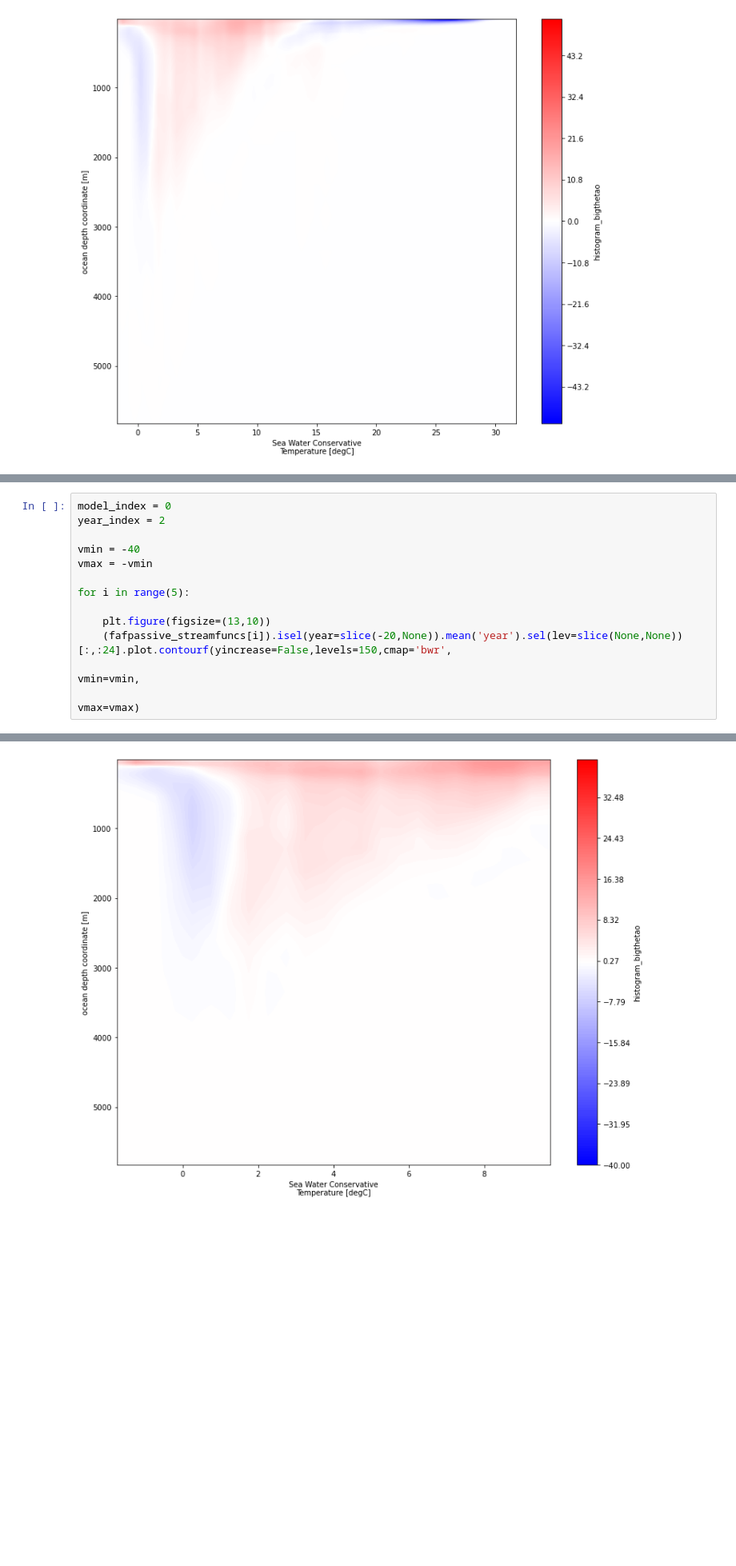
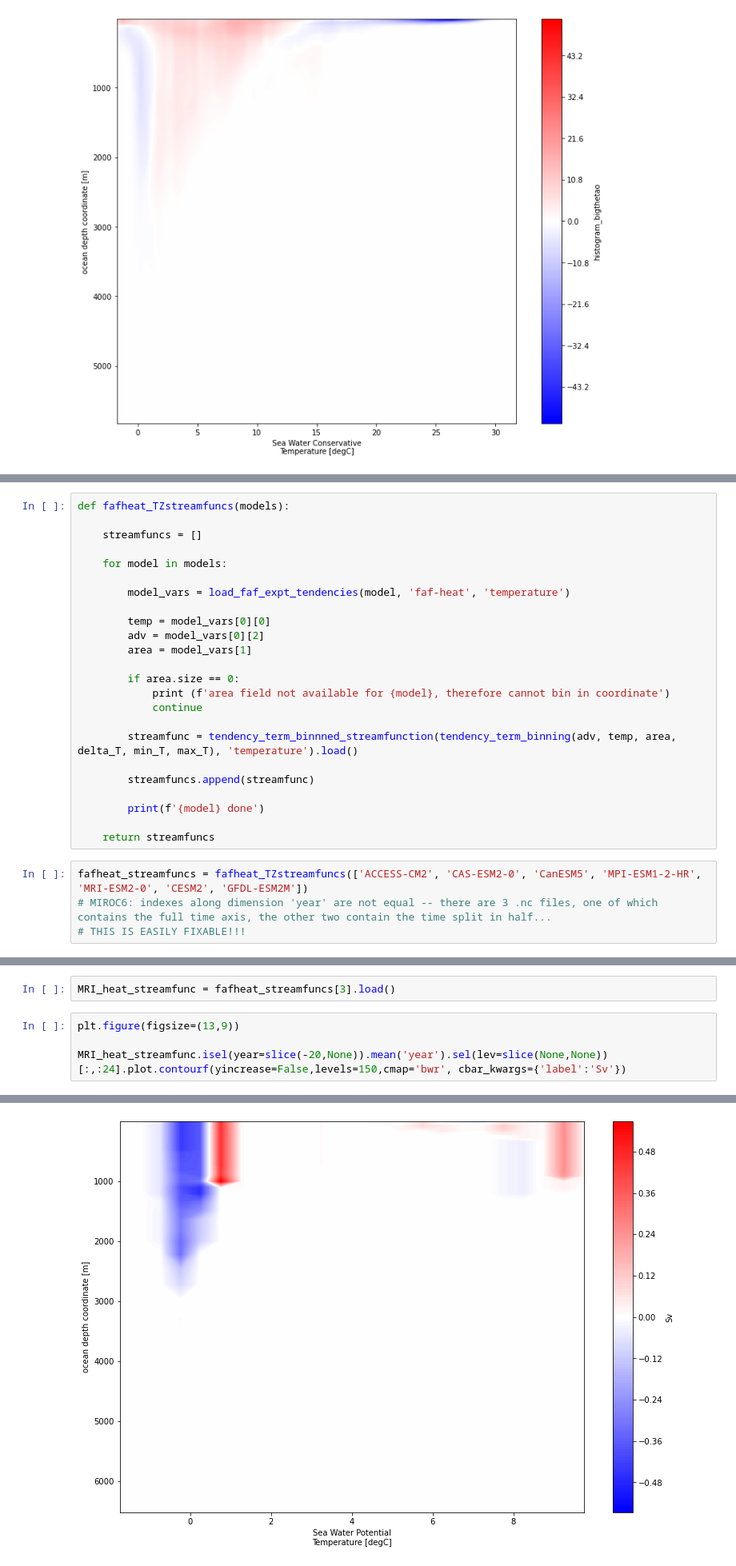
Before and after one commit to mpudig/AABW_HeatUptakePotential, a Jupyter notebook: FAFMIP_models.ipynb, the cells around one changed output, grey strips where cells are left out. Shown at 80% size. Drawn from its saved outputs; the diff is of its cells as text; blank space fills up the shorter version.

Commit message:
Day's work. Figuring out model pecularities.

```diff
--- a/FAFMIP_models.ipynb
+++ b/FAFMIP_models.ipynb
@@ -560,0 +776,28 @@ GFDL-ESM2M done
+# %%
+def fafheat_TZstreamfuncs(models):
+
+    streamfuncs = []
+
+    for model in models:
+
+        model_vars = load_faf_expt_tendencies(model, 'faf-heat', 'temperature')
+
+        temp = model_vars[0][0]
+        adv = model_vars[0][2]
+        area = model_vars[1]
+
+        if area.size == 0:
+            print (f'area field not available for {model}, therefore cannot bin in coordinate')
+            continue
+
+        streamfunc = tendency_term_binnned_streamfunction(tendency_term_binning(adv, temp, area, delta_T, min_T, max_T), 'temperature').load()
+
+        streamfuncs.append(streamfunc)
+
+        print(f'{model} done')
+
+    return streamfuncs
+# %%
+fafheat_streamfuncs = fafheat_TZstreamfuncs(['ACCESS-CM2', 'CAS-ESM2-0', 'CanESM5', 'MPI-ESM1-2-HR', 'MRI-ESM2-0', 'CESM2', 'GFDL-ESM2M'])
+# MIROC6: indexes along dimension 'year' are not equal -- there are 3 .nc files, one of which contains the full time axis, the other two contain the time split in half...
+# THIS IS EASILY FIXABLE!!!
@@ -561,14 +823,7 @@ GFDL-ESM2M done
+# %%
+MRI_heat_streamfunc = fafheat_streamfuncs[3].load()
 # %%
-model_index = 0
-year_index = 2
+plt.figure(figsize=(13,9))
 
-vmin = -40
-vmax = -vmin
-
-for i in range(5):
-
-    plt.figure(figsize=(13,10))
-    (fafpassive_streamfuncs[i]).isel(year=slice(-20,None)).mean('year').sel(lev=slice(None,None))[:,:24].plot.contourf(yincrease=False,levels=150,cmap='bwr',
-                                                                                                   vmin=vmin,
-                                                                                                   vmax=vmax)
+MRI_heat_streamfunc.isel(year=slice(-20,None)).mean('year').sel(lev=slice(None,None))[:,:24].plot.contourf(yincrease=False,levels=150,cmap='bwr', cbar_kwargs={'label':'Sv'})
 # %% [output]
@@ -575 +831 @@ for i in range(5):
-[figure, old version]
+[figure, new version]
```
Also changed, not shown: parts of 51 cells of this notebook.
